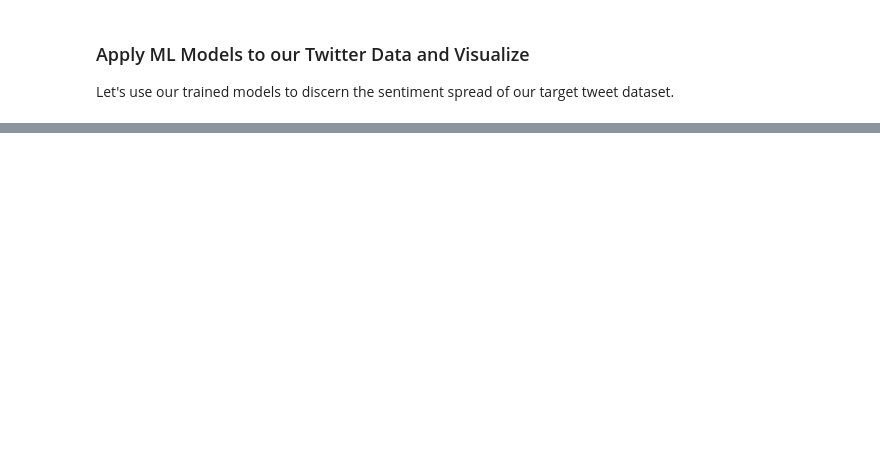
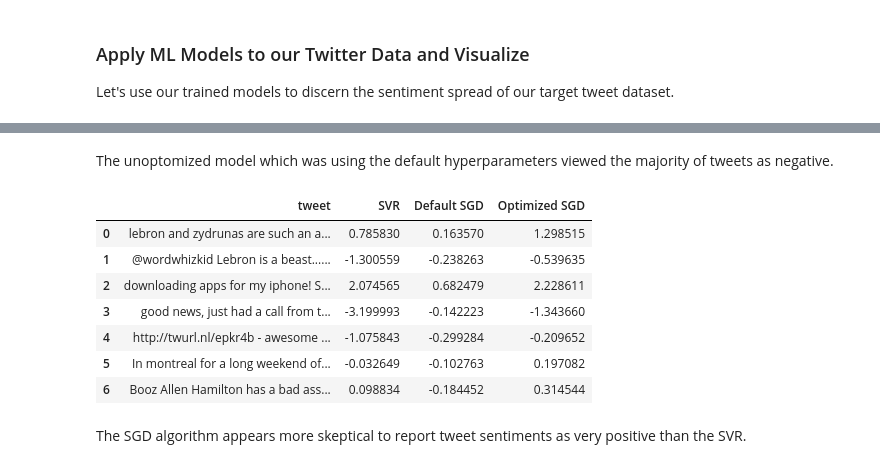
Before and after one commit to matthewkovacs/data-cynics, a Jupyter notebook: python/twitter_sentiment_analysis.ipynb, the cells around one changed output, grey strips where cells are left out. Drawn from its saved outputs; the diff is of its cells as text; code cells hidden in the pictures; blank space fills up the shorter version.

```diff
--- a/python/twitter_sentiment_analysis.ipynb
+++ b/python/twitter_sentiment_analysis.ipynb
@@ -279,0 +320,21 @@ As you can see, there is a considerable difference between these two models.
+# %% [markdown]
+The unoptomized model which was using the default hyperparameters viewed the majority of tweets as negative.
+# %%
+# View a slice of tweets with predicted sentiment
+pd.options.display.max_colwidth = 222
+sentiment_slice = {'tweet': target_df.iloc[21:28, 5].to_list(),
+                   'SVR': target_svr_sentiments[21:28],
+                   'Default SGD': target_default_sgd_sentiments[21:28],
+                   'Optimized SGD': target_optimized_sgd_sentiments[21:28]}
+pd.DataFrame(sentiment_slice)
+# %% [output]
+|  | tweet | SVR | Default SGD | Optimized SGD |
+| 0 | lebron and zydrunas are such an a... | 0.785830 | 0.163570 | 1.298515 |
+| 1 | @wordwhizkid Lebron is a beast...... | -1.300559 | -0.238263 | -0.539635 |
+| 2 | downloading apps for my iphone! S... | 2.074565 | 0.682479 | 2.228611 |
+| 3 | good news, just had a call from t... | -3.199993 | -0.142223 | -1.343660 |
+| 4 | http://twurl.nl/epkr4b - awesome ... | -1.075843 | -0.299284 | -0.209652 |
+| 5 | In montreal for a long weekend of... | -0.032649 | -0.102763 | 0.197082 |
+| 6 | Booz Allen Hamilton has a bad ass... | 0.098834 | -0.184452 | 0.314544 |
+# %% [markdown]
+The SGD algorithm appears more skeptical to report tweet sentiments as very positive than the SVR.
```
Also changed, not shown: parts of 13 cells of this notebook.
